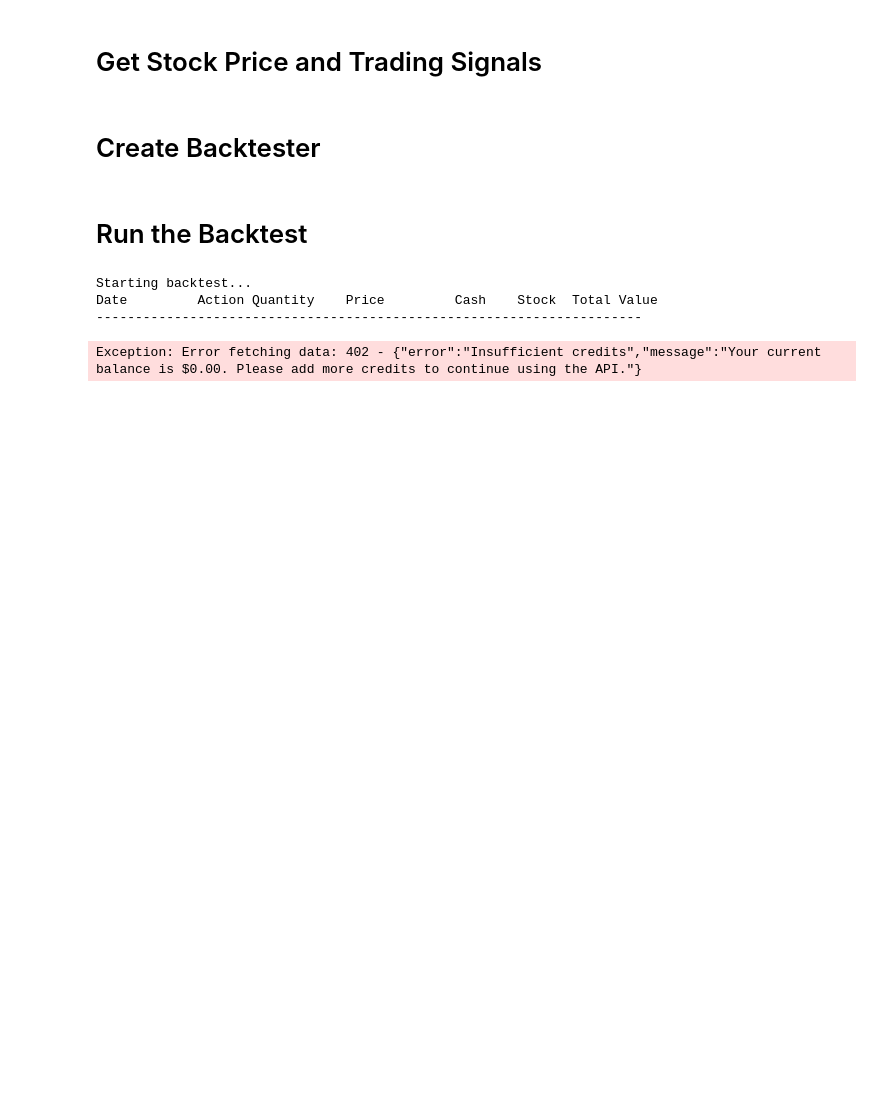
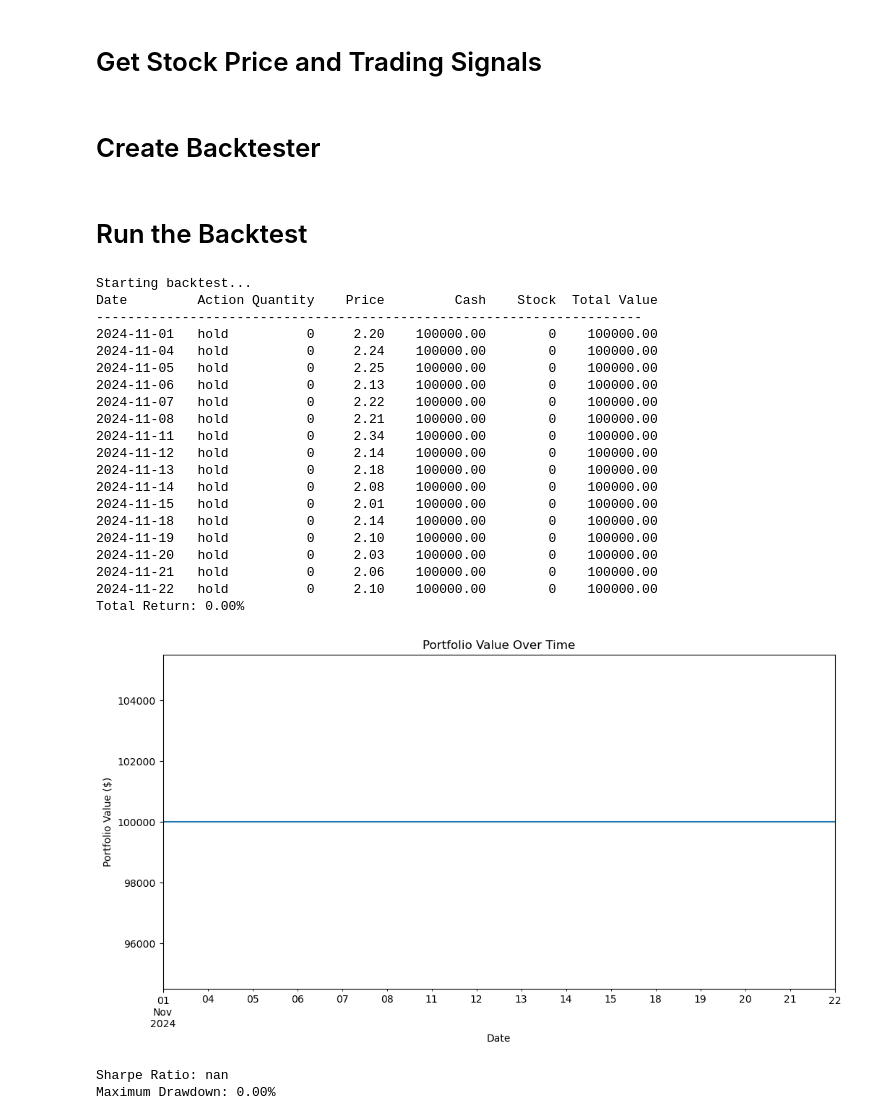
Before and after one commit to johnrizzo1/myada, a Jupyter notebook: research/agentic-trading-system.ipynb, the cells around one changed output. Saved outputs shown, nothing was run; the diff lists cells and outputs as text; code cells hidden in the pictures; blank space fills up the shorter version.

```diff
--- a/research/agentic-trading-system.ipynb
+++ b/research/agentic-trading-system.ipynb
@@ -426,25 +426,44 @@ class Backtester:
 # Run the Backtest
 # %%
 # Define parameters
-ticker = "AAPL"  # Example ticker symbol
-start_date = "2024-01-01"  # Adjust as needed
+ticker = "LCID"  # Example ticker symbol
+start_date = "2024-11-01"  # Adjust as needed
 end_date = "2024-11-23"  # Adjust as needed
 initial_capital = 100000  # $100,000
 
 # Create an instance of Backtester
 backtester = Backtester(
     agent=run_agent,
     ticker=ticker,
     start_date=start_date,
     end_date=end_date,
     initial_capital=initial_capital,
 )
 
 # Run the backtesting process
 backtester.run_backtest()
 performance_df = backtester.analyze_performance()
 # %% [output]
 Starting backtest...
 Date         Action Quantity    Price         Cash    Stock  Total Value
 ----------------------------------------------------------------------
+2024-11-01   hold          0     2.20    100000.00        0    100000.00
+2024-11-04   hold          0     2.24    100000.00        0    100000.00
+2024-11-05   hold          0     2.25    100000.00        0    100000.00
+2024-11-06   hold          0     2.13    100000.00        0    100000.00
+2024-11-07   hold          0     2.22    100000.00        0    100000.00
+2024-11-08   hold          0     2.21    100000.00        0    100000.00
+2024-11-11   hold          0     2.34    100000.00        0    100000.00
+2024-11-12   hold          0     2.14    100000.00        0    100000.00
+2024-11-13   hold          0     2.18    100000.00        0    100000.00
+2024-11-14   hold          0     2.08    100000.00        0    100000.00
+2024-11-15   hold          0     2.01    100000.00        0    100000.00
+2024-11-18   hold          0     2.14    100000.00        0    100000.00
+2024-11-19   hold          0     2.10    100000.00        0    100000.00
+2024-11-20   hold          0     2.03    100000.00        0    100000.00
+2024-11-21   hold          0     2.06    100000.00        0    100000.00
+2024-11-22   hold          0     2.10    100000.00        0    100000.00
+Total Return: 0.00%
+[figure, added]
-Exception: Error fetching data: 402 - {"error":"Insufficient credits","message":"Your current balance is $0.00. Please add more credits to continue using the API."}
+Sharpe Ratio: nan
+Maximum Drawdown: 0.00%
```
Also changed, not shown: 3 other files.
